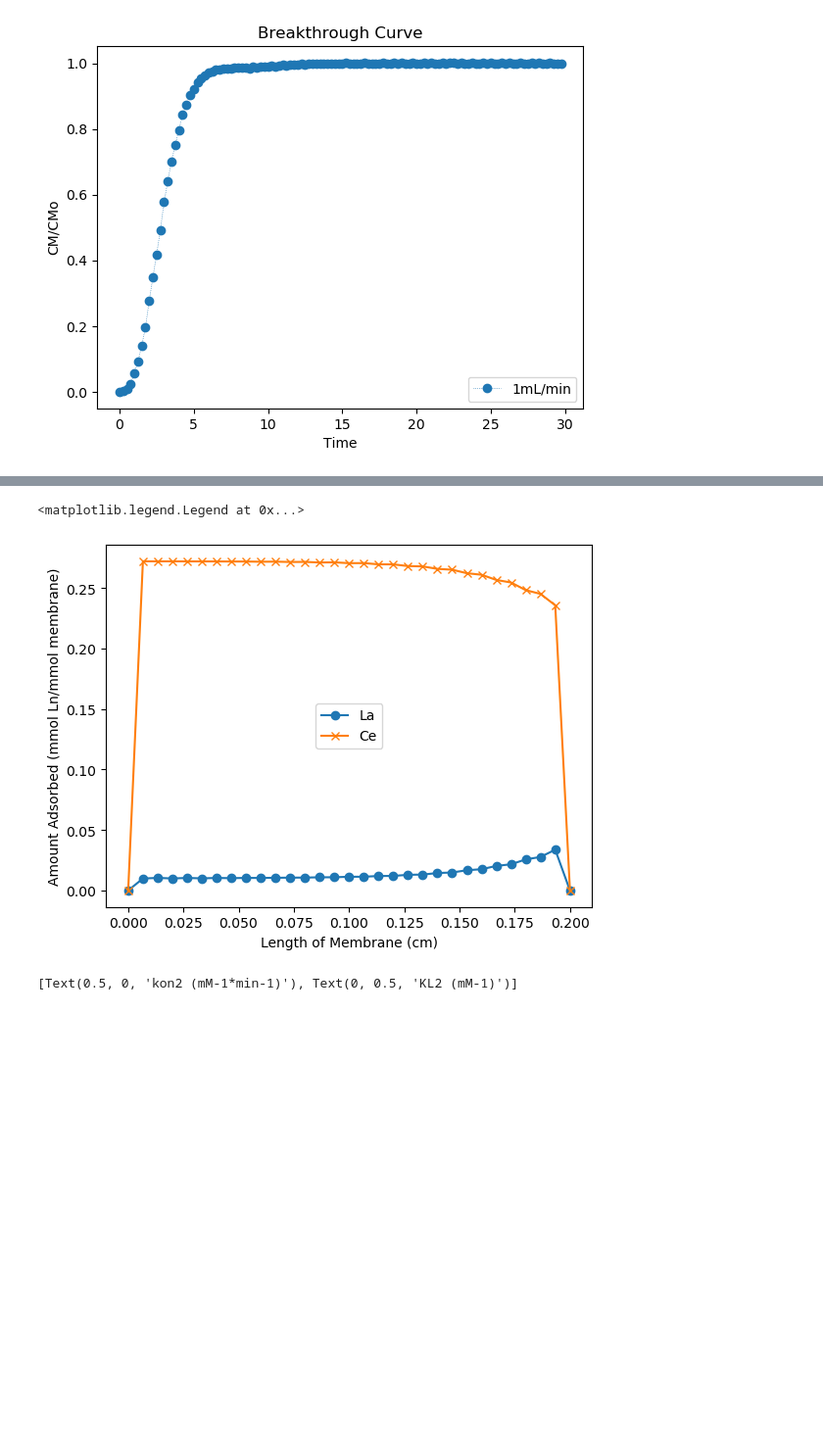
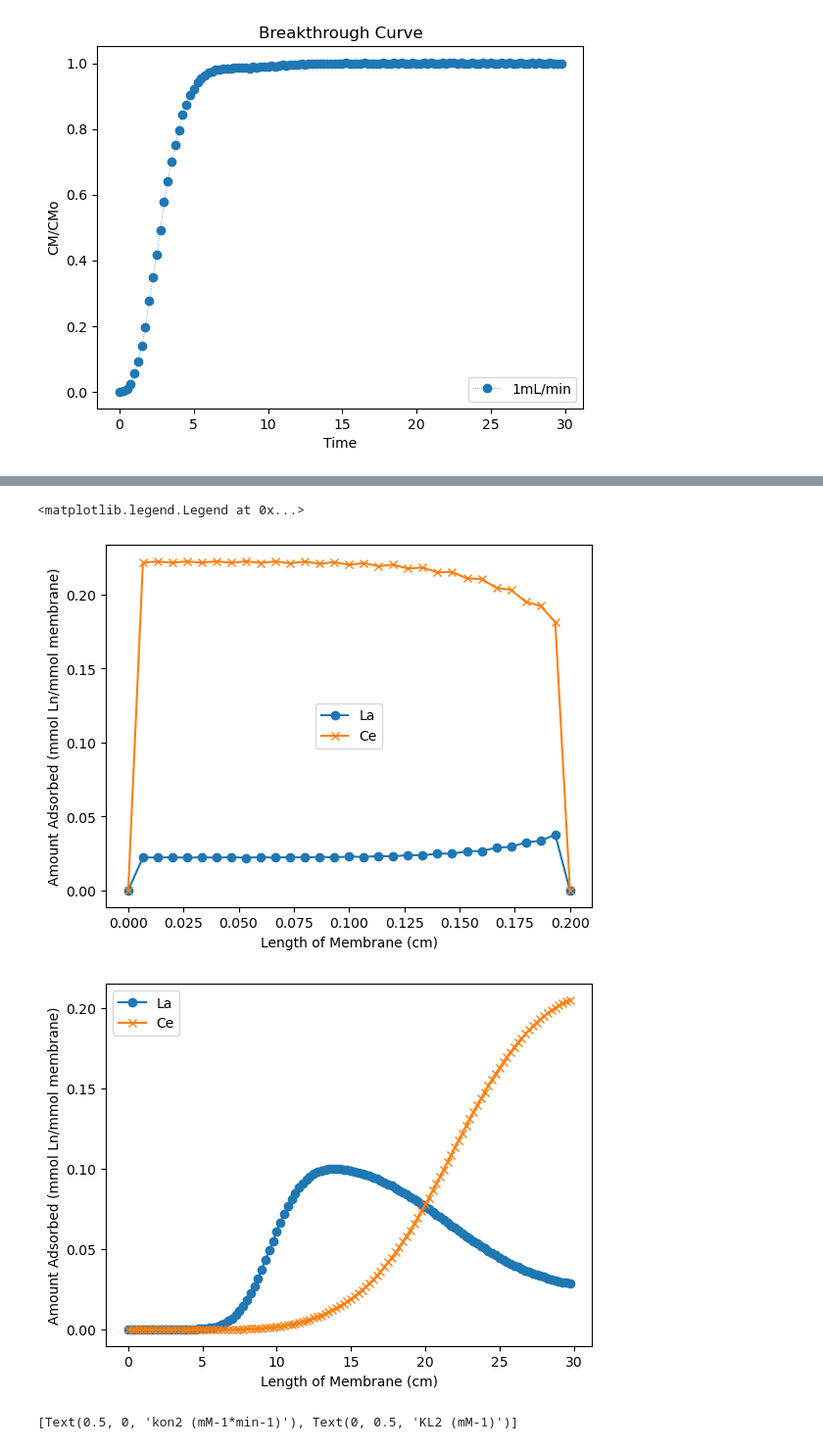
Before and after one commit to adsmer2/REEPS, a Jupyter notebook: Membrane Adsorption JupyterNB.ipynb, the cells around one changed output, grey strips where cells are left out. Shown at 98% size. Cells and saved outputs as stored; diff of their text form; code cells hidden in the pictures; blank space fills up the shorter version.

```diff
--- a/Membrane Adsorption JupyterNB.ipynb
+++ b/Membrane Adsorption JupyterNB.ipynb
@@ -275,5 +272,5 @@ __________________________________________
 # %%
-time_min = 29.5 # min. Time to stop adsorption and start regeneration
+time_min = 26.5 # min. Time to stop adsorption and start regeneration
 
 v_flow_cm3 = 1 # cm3/min. Assumed volumetric flow rate
 v_flow = v_flow_cm3/1000 # L/min. Assumed volumetric flow rate
@@ -320,14 +317,23 @@ ax.legend()
 # %%
 fig, ax = plt.subplots()
 ax.plot(z, Qt[time_ind,:], label='La', marker='o')
 ax.plot(z, Qt2[time_ind,:], label='Ce', marker='x')
 
 ax.set_xlabel('Length of Membrane (cm)')
 ax.set_ylabel('Amount Adsorbed (mmol Ln/mmol membrane)')
 ax.legend()
+
+fig, ax = plt.subplots()
+ax.plot(t, Qt[:,-2], label='La', marker='o')
+ax.plot(t, Qt2[:,-2], label='Ce', marker='x')
+
+ax.set_xlabel('Length of Membrane (cm)')
+ax.set_ylabel('Amount Adsorbed (mmol Ln/mmol membrane)')
+ax.legend()
 # %% [output]
 <matplotlib.legend.Legend at 0x...>
-[figure, old version]
+[figure, new version]
+[figure, added]
 # %%
 v_flow_cm3 = 1 # cm3/min. Assume a volumetric flow rate
 v_flow = v_flow_cm3/1000 # L/min. Assume a volumetric flow rate
```
Also changed, not shown: parts of 9 cells of this notebook, 1 other file.
